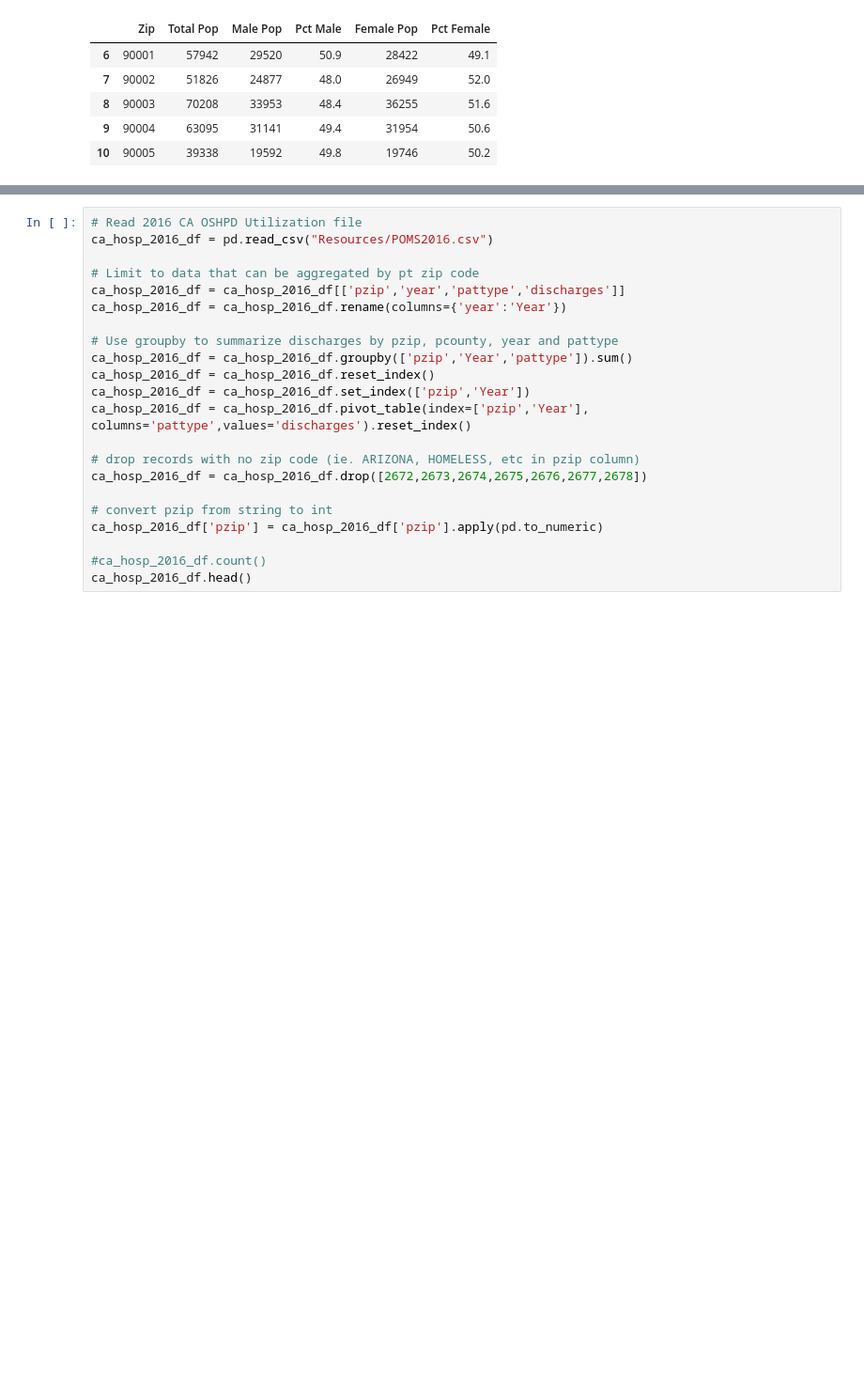
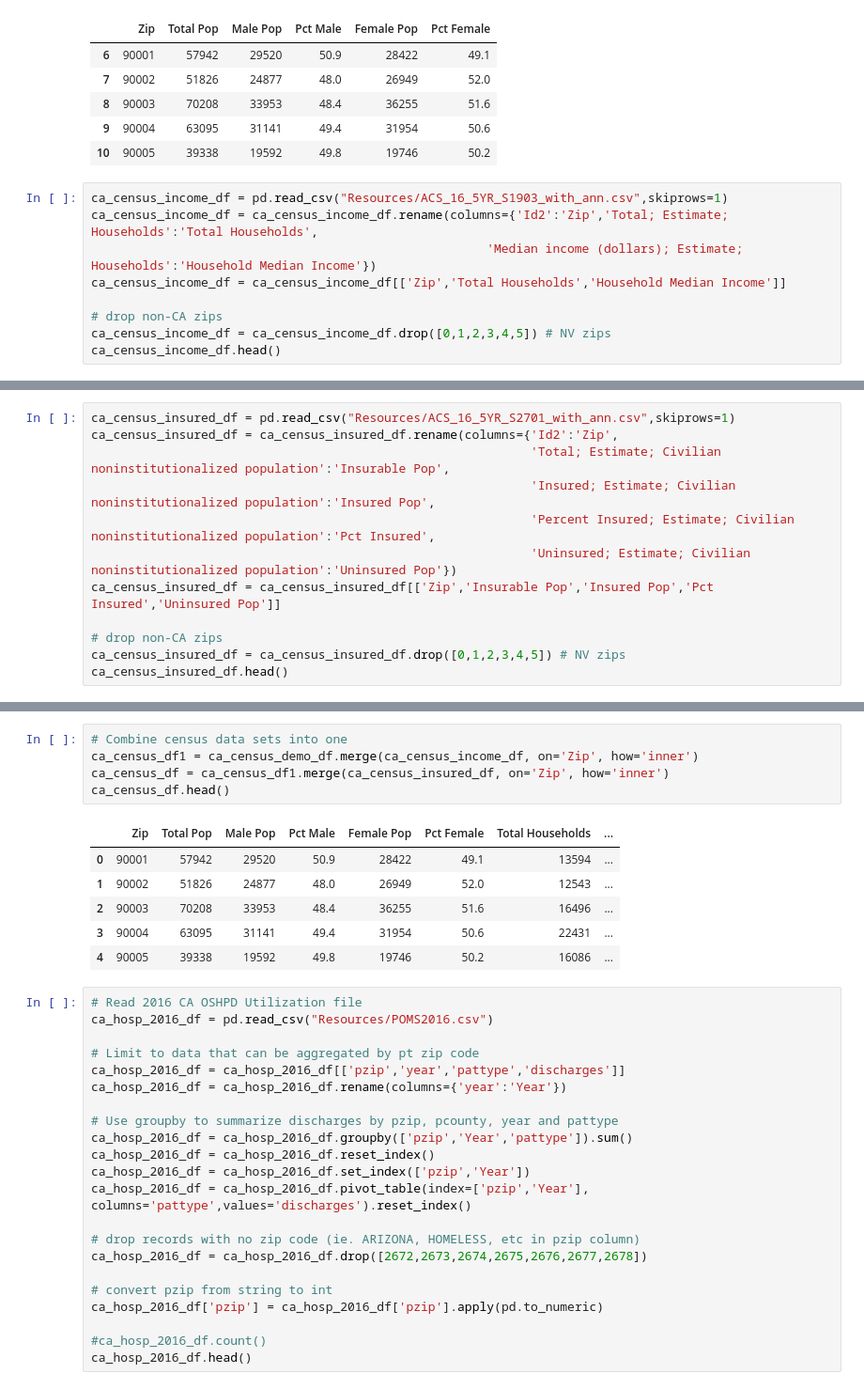
Before and after one commit to velasquezg1/ED_Visits_Cannabis, a Jupyter notebook: ED_Visit_Data_Munging.ipynb, the cells around one changed output, grey strips where cells are left out. Shown: that part at 94% size. Saved outputs shown, nothing was run; the diff lists cells and outputs as text; blank space fills up the shorter version.

Commit message:
added census household income and insured population to combined data

```diff
--- a/ED_Visit_Data_Munging.ipynb
+++ b/ED_Visit_Data_Munging.ipynb
@@ -40,3 +40,12 @@ ca_census_demo_df.head()
 | 8 | 90003 | 70208 | 33953 | 48.4 | 36255 | 51.6 |
 | 9 | 90004 | 63095 | 31141 | 49.4 | 31954 | 50.6 |
 | 10 | 90005 | 39338 | 19592 | 49.8 | 19746 | 50.2 |
+# %%
+ca_census_income_df = pd.read_csv("Resources/ACS_16_5YR_S1903_with_ann.csv",skiprows=1)
+ca_census_income_df = ca_census_income_df.rename(columns={'Id2':'Zip','Total; Estimate; Households':'Total Households',
+                                                      'Median income (dollars); Estimate; Households':'Household Median Income'})
+ca_census_income_df = ca_census_income_df[['Zip','Total Households','Household Median Income']]
+
+# drop non-CA zips
+ca_census_income_df = ca_census_income_df.drop([0,1,2,3,4,5]) # NV zips
+ca_census_income_df.head()
@@ -42,0 +59,12 @@ ca_census_demo_df.head()
+# %%
+ca_census_insured_df = pd.read_csv("Resources/ACS_16_5YR_S2701_with_ann.csv",skiprows=1)
+ca_census_insured_df = ca_census_insured_df.rename(columns={'Id2':'Zip',
+                                                            'Total; Estimate; Civilian noninstitutionalized population':'Insurable Pop',
+                                                            'Insured; Estimate; Civilian noninstitutionalized population':'Insured Pop',
+                                                            'Percent Insured; Estimate; Civilian noninstitutionalized population':'Pct Insured',
+                                                            'Uninsured; Estimate; Civilian noninstitutionalized population':'Uninsured Pop'})
+ca_census_insured_df = ca_census_insured_df[['Zip','Insurable Pop','Insured Pop','Pct Insured','Uninsured Pop']]
+
+# drop non-CA zips
+ca_census_insured_df = ca_census_insured_df.drop([0,1,2,3,4,5]) # NV zips
+ca_census_insured_df.head()
@@ -43,3 +78,15 @@ ca_census_demo_df.head()
+# %%
+# Combine census data sets into one
+ca_census_df1 = ca_census_demo_df.merge(ca_census_income_df, on='Zip', how='inner')
+ca_census_df = ca_census_df1.merge(ca_census_insured_df, on='Zip', how='inner')
+ca_census_df.head()
+# %% [output]
+|  | Zip | Total Pop | Male Pop | Pct Male | Female Pop | Pct Female | Total Households | ... |
+| 0 | 90001 | 57942 | 29520 | 50.9 | 28422 | 49.1 | 13594 | ... |
+| 1 | 90002 | 51826 | 24877 | 48.0 | 26949 | 52.0 | 12543 | ... |
+| 2 | 90003 | 70208 | 33953 | 48.4 | 36255 | 51.6 | 16496 | ... |
+| 3 | 90004 | 63095 | 31141 | 49.4 | 31954 | 50.6 | 22431 | ... |
+| 4 | 90005 | 39338 | 19592 | 49.8 | 19746 | 50.2 | 16086 | ... |
 # %%
 # Read 2016 CA OSHPD Utilization file
 ca_hosp_2016_df = pd.read_csv("Resources/POMS2016.csv")
```
Also changed, not shown: parts of 4 cells of this notebook, 4 other files.
